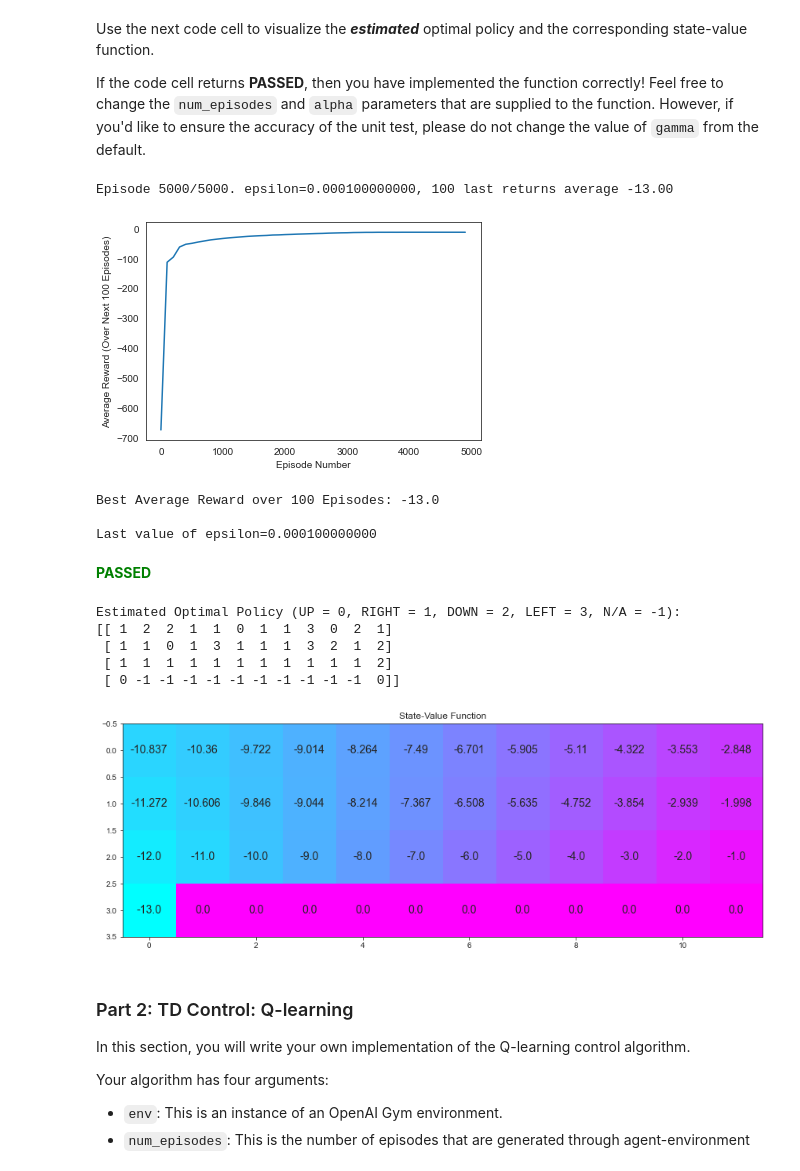
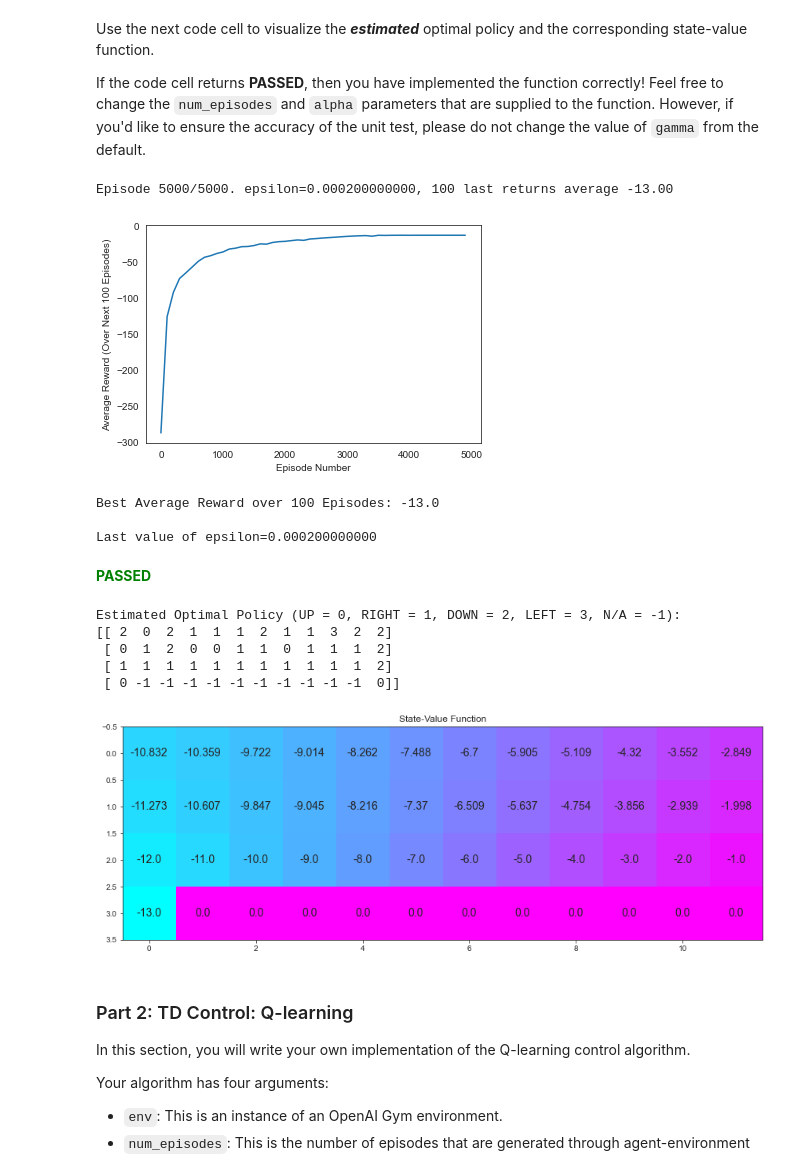
Before and after one commit to gnguenon/deep-reinforcement-learning, a Jupyter notebook: temporal-difference/Temporal_Difference.ipynb, the cells around one changed output. Cells and saved outputs as stored; diff of their text form; code cells hidden in the pictures.

```diff
--- a/temporal-difference/Temporal_Difference.ipynb
+++ b/temporal-difference/Temporal_Difference.ipynb
@@ -153,8 +153,8 @@ def plot_performance(num_episodes, return_averages, window_size):
     # print best 100-episode performance
     print(f"Best Average Reward over {window_size} Episodes: {np.max(return_averages)}")
 # %%
-def sarsa(env, num_episodes=700000, alpha=0.01, gamma=1.0, initial_Q=None, max_steps=300,
-          eps_decay_method='exponential', eps_start=1.0, eps_decay=.99998961, eps_min=0.0001):
+def sarsa(env, num_episodes=5000, alpha=0.01, gamma=1.0, initial_Q=None, max_steps=300,
+          eps_decay_method='inverse', eps_start=1.0, eps_decay=.99998961, eps_min=0.0001):
 
     MONITORING_STEPS = 100
     returns_window = deque(maxlen=MONITORING_STEPS)
@@ -203,44 +203,44 @@ If the code cell returns **PASSED**, then you have implemented the function corr
 # %%
 # obtain the estimated optimal policy and corresponding action-value function
 # Fast convergence; seems to work every time:
-#Q_sarsa = sarsa(env, num_episodes=4000, eps_decay_method='inverse')
+Q_sarsa = sarsa(env, num_episodes=5000, eps_decay_method='inverse')
+
 
 # Starting with epsilon = 1 and using a slow decay I did not manage to have it converging
 #Q_sarsa = sarsa(env, num_episodes=700000, alpha=0.01, gamma=1.0, initial_Q=None, max_steps=300,
 #                eps_decay_method='exponential', eps_start=1.0, eps_decay=.99998026, eps_min=0.0001)
-
 
 # Smaller start values of epsilon work better
 #Q_sarsa = sarsa(env, num_episodes=5000, alpha=0.01, gamma=1.0, initial_Q=None, max_steps=300,
 #                eps_decay_method='exponential', eps_start=0.001, eps_decay=.9999, eps_min=0.0001)
 
 # Or faster decays. In that case, we can even remove the eps_min (set it to 0.0):
-Q_sarsa = sarsa(env, num_episodes=5000, alpha=0.01, gamma=1.0, initial_Q=None, max_steps=300,
-                eps_decay_method='exponential', eps_start=1.0, eps_decay=.98, eps_min=0.0001)
+#Q_sarsa = sarsa(env, num_episodes=5000, alpha=0.01, gamma=1.0, initial_Q=None, max_steps=300,
+#                eps_decay_method='exponential', eps_start=1.0, eps_decay=.98, eps_min=0.0001)
 
 
 # print the estimated optimal policy
 policy_sarsa = np.array([np.argmax(Q_sarsa[key]) if key in Q_sarsa else -1 for key in np.arange(48)]).reshape(4,12)
 check_test.run_check('td_control_check', policy_sarsa)
 print("\nEstimated Optimal Policy (UP = 0, RIGHT = 1, DOWN = 2, LEFT = 3, N/A = -1):")
 print(policy_sarsa)
 
 # plot the estimated optimal state-value function
 V_sarsa = ([np.max(Q_sarsa[key]) if key in Q_sarsa else 0 for key in np.arange(48)])
 plot_values(V_sarsa)
 # %% [output]
-Episode 5000/5000. epsilon=0.000100000000, 100 last returns average -13.00
+Episode 5000/5000. epsilon=0.000200000000, 100 last returns average -13.00
-[figure, old version]
+[figure, new version]
 Best Average Reward over 100 Episodes: -13.0
 
-Last value of epsilon=0.000100000000
+Last value of epsilon=0.000200000000
 **<span style="color: green;">PASSED</span>**
 Estimated Optimal Policy (UP = 0, RIGHT = 1, DOWN = 2, LEFT = 3, N/A = -1):
-[[ 1  2  2  1  1  0  1  1  3  0  2  1]
- [ 1  1  0  1  3  1  1  1  3  2  1  2]
+[[ 2  0  2  1  1  1  2  1  1  3  2  2]
+ [ 0  1  2  0  0  1  1  0  1  1  1  2]
  [ 1  1  1  1  1  1  1  1  1  1  1  2]
  [ 0 -1 -1 -1 -1 -1 -1 -1 -1 -1 -1  0]]
-[figure, old version]
+[figure, new version]
 # %% [markdown]
 ### Part 2: TD Control: Q-learning
 
```
Also changed, not shown: parts of 4 cells of this notebook.
